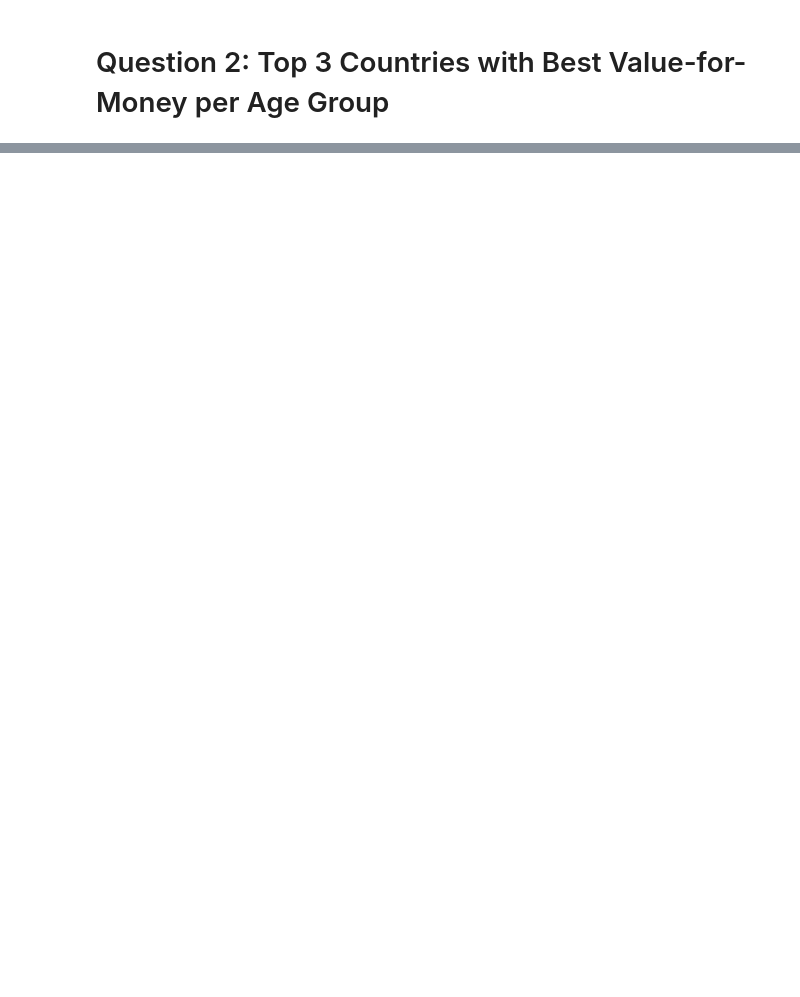
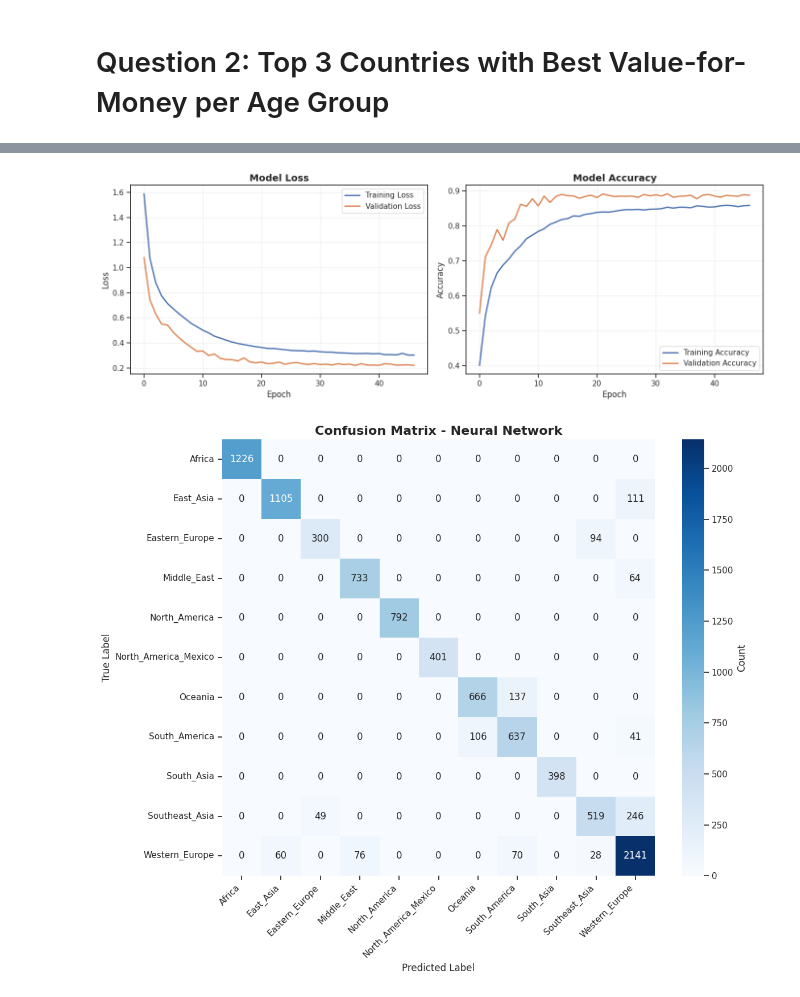
Before and after one commit to helguindy/hotel-booking-analytics, a Jupyter notebook: notebooks/habiba.ipynb, the cells around one changed output, grey strips where cells are left out. Saved outputs shown, nothing was run; the diff lists cells and outputs as text; code cells hidden in the pictures; blank space fills up the shorter version.

Commit message:
training

```diff
--- a/notebooks/habiba.ipynb
+++ b/notebooks/habiba.ipynb
@@ -455,0 +663,15 @@ Successfully installed shap-0.49.1 slicer-0.0.8
+# %%
+#EVALUATE THE MODEL
+
+# Evaluate on test set
+test_loss, test_accuracy = model.evaluate(X_test_scaled, y_test_categorical, verbose=0)
+print(f"\nTest Loss: {test_loss:.4f}")
+print(f"Test Accuracy: {test_accuracy:.4f}")
+
+# Make predictions
+y_pred_proba = model.predict(X_test_scaled)
+y_pred = np.argmax(y_pred_proba, axis=1)
+
+# Classification report
+print("CLASSIFICATION REPORT")
+print(classification_report(y_test_encoded, y_pred, target_names=le_target.classes_))
@@ -455,0 +696,46 @@ Successfully installed shap-0.49.1 slicer-0.0.8
+# %%
+# VISUALIZATIONS
+
+# Plot training history
+fig, axes = plt.subplots(1, 2, figsize=(14, 5))
+
+# Loss plot
+axes[0].plot(history.history['loss'], label='Training Loss', linewidth=2)
+axes[0].plot(history.history['val_loss'], label='Validation Loss', linewidth=2)
+axes[0].set_title('Model Loss', fontsize=14, fontweight='bold')
+axes[0].set_xlabel('Epoch')
+axes[0].set_ylabel('Loss')
+axes[0].legend()
+axes[0].grid(True, alpha=0.3)
+
+# Accuracy plot
+axes[1].plot(history.history['accuracy'], label='Training Accuracy', linewidth=2)
+axes[1].plot(history.history['val_accuracy'], label='Validation Accuracy', linewidth=2)
+axes[1].set_title('Model Accuracy', fontsize=14, fontweight='bold')
+axes[1].set_xlabel('Epoch')
+axes[1].set_ylabel('Accuracy')
+axes[1].legend()
+axes[1].grid(True, alpha=0.3)
+
+plt.tight_layout()
+#plt.savefig('training_history.png', dpi=300, bbox_inches='tight')
+plt.show()
+
+# Confusion Matrix
+plt.figure(figsize=(12, 10))
+cm = confusion_matrix(y_test_encoded, y_pred)
+sns.heatmap(cm, annot=True, fmt='d', cmap='Blues',
+            xticklabels=le_target.classes_,
+            yticklabels=le_target.classes_,
+            cbar_kws={'label': 'Count'})
+plt.title('Confusion Matrix - Neural Network', fontsize=16, fontweight='bold')
+plt.xlabel('Predicted Label', fontsize=12)
+plt.ylabel('True Label', fontsize=12)
+plt.xticks(rotation=45, ha='right')
+plt.yticks(rotation=0)
+plt.tight_layout()
+#plt.savefig('confusion_matrix.png', dpi=300, bbox_inches='tight')
+plt.show()
+# %% [output]
+[figure, added]
+[figure, added]
```
Also changed, not shown: parts of 66 cells of this notebook.
